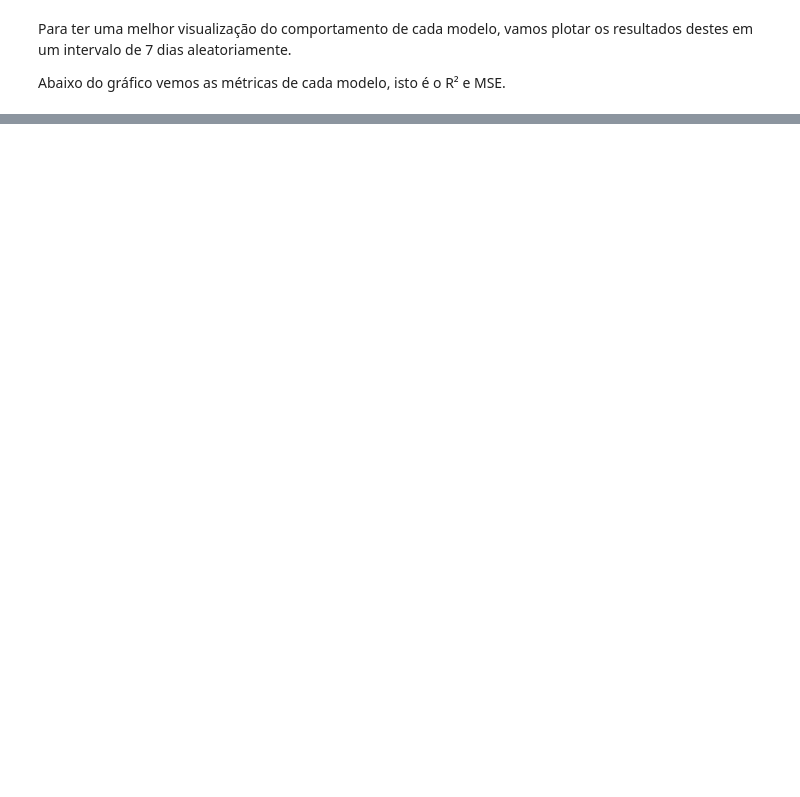
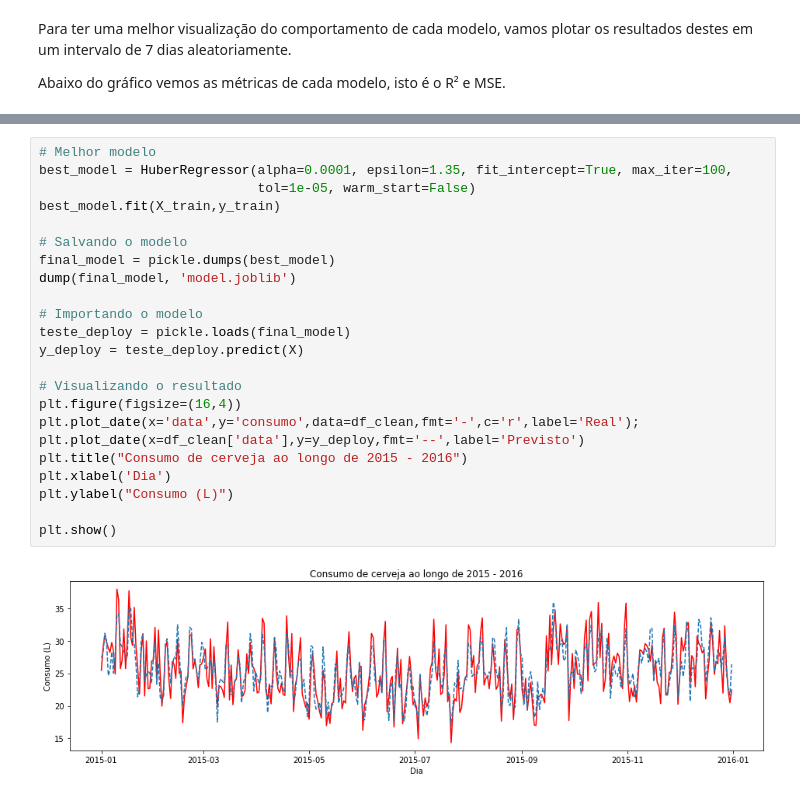
Before and after one commit to thiagolopes97/Portifolio_Projetos, a Jupyter notebook: Reg_Cerveja_SP.ipynb, the cells around one changed output, grey strips where cells are left out. Cells and saved outputs as stored; diff of their text form; blank space fills up the shorter version.

```diff
--- a/Reg_Cerveja_SP.ipynb
+++ b/Reg_Cerveja_SP.ipynb
@@ -692,3 +701,28 @@ Analisando o melhor modelo de cada teste, vimos que utilizando o conjunto aprimo
+# %%
+# Melhor modelo
+best_model = HuberRegressor(alpha=0.0001, epsilon=1.35, fit_intercept=True, max_iter=100,
+                            tol=1e-05, warm_start=False)
+best_model.fit(X_train,y_train)
+
+# Salvando o modelo
+final_model = pickle.dumps(best_model)
+dump(final_model, 'model.joblib')
+
+# Importando o modelo
+teste_deploy = pickle.loads(final_model)
+y_deploy = teste_deploy.predict(X)
+
+# Visualizando o resultado
+plt.figure(figsize=(16,4))
+plt.plot_date(x='data',y='consumo',data=df_clean,fmt='-',c='r',label='Real');
+plt.plot_date(x=df_clean['data'],y=y_deploy,fmt='--',label='Previsto')
+plt.title("Consumo de cerveja ao longo de 2015 - 2016")
+plt.xlabel('Dia')
+plt.ylabel("Consumo (L)")
+
+plt.show()
+# %% [output]
+[figure, added]
 # %% [markdown]
 # Conclusão
 
```
Also changed, not shown: parts of 10 cells of this notebook.
